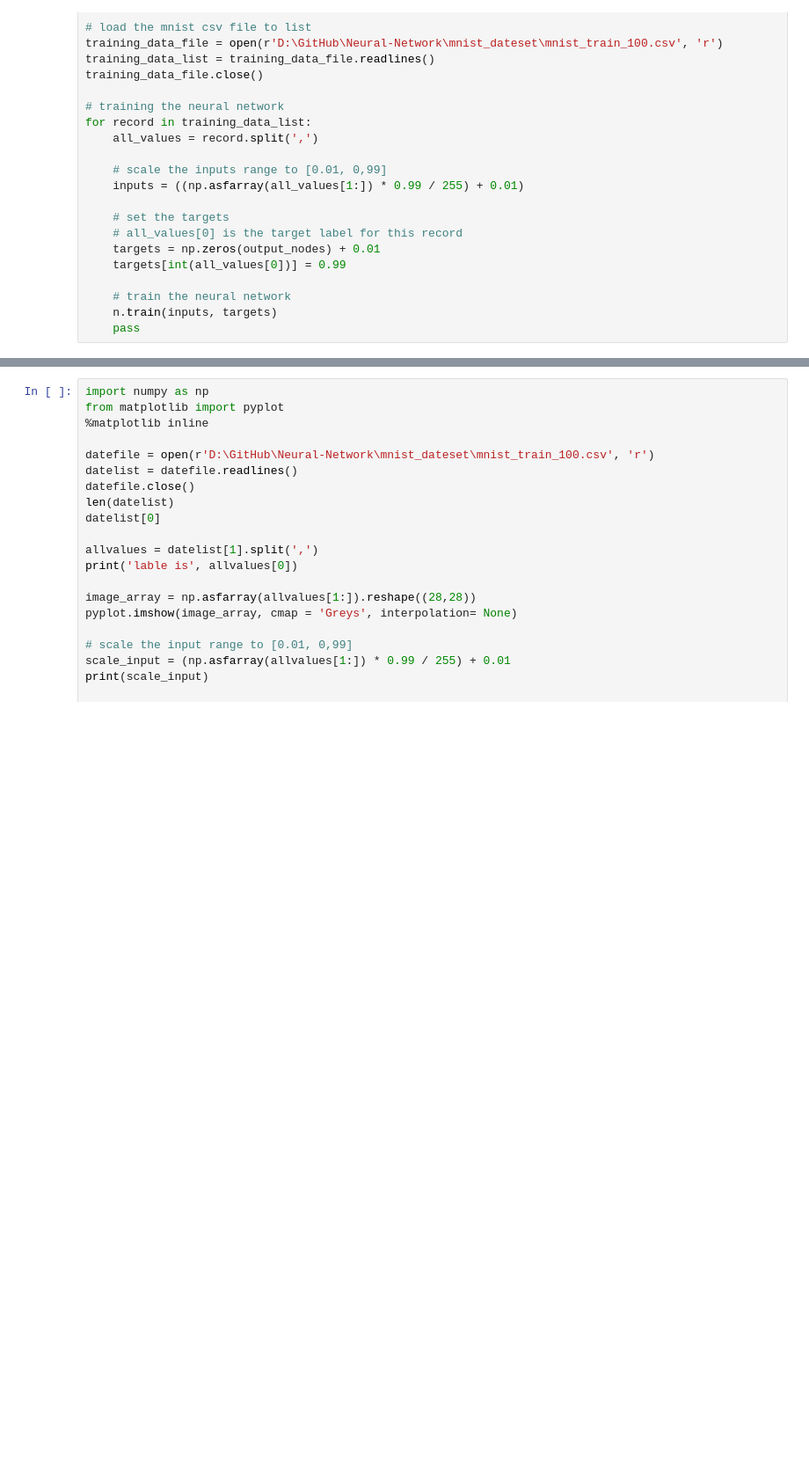
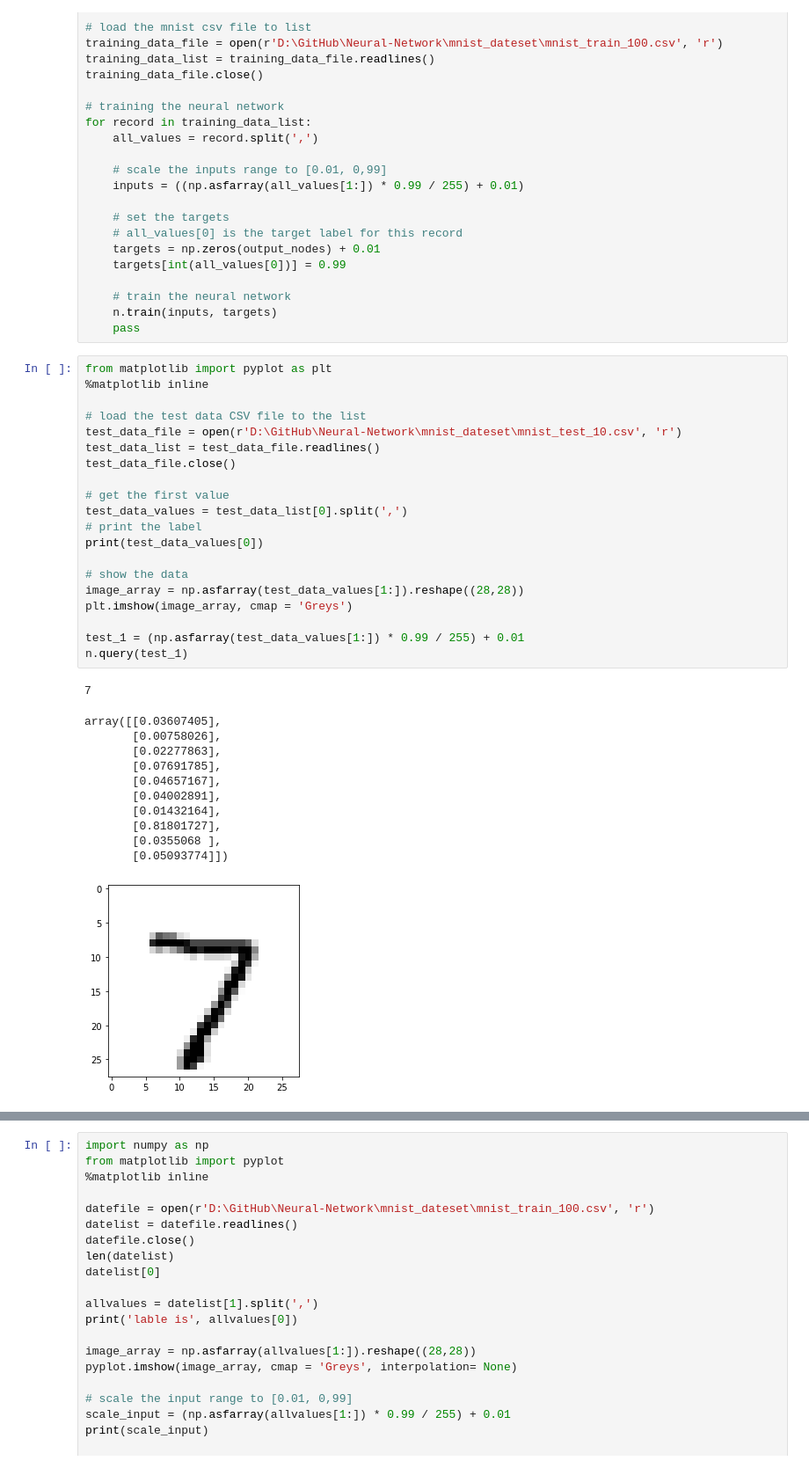
Before and after one commit to Cozyzheng/Neural-Network, a Jupyter notebook: NN.ipynb, the cells around one changed output, grey strips where cells are left out. Shown at 88% size. Cells and saved outputs as stored; diff of their text form; blank space fills up the shorter version.

```diff
--- a/NN.ipynb
+++ b/NN.ipynb
@@ -124,3 +121,36 @@ for record in training_data_list:
     # train the neural network
     n.train(inputs, targets)
     pass
+# %%
+from matplotlib import pyplot as plt
+%matplotlib inline
+
+# load the test data CSV file to the list
+test_data_file = open(r'D:\GitHub\Neural-Network\mnist_dateset\mnist_test_10.csv', 'r')
+test_data_list = test_data_file.readlines()
+test_data_file.close()
+
+# get the first value
+test_data_values = test_data_list[0].split(',')
+# print the label
+print(test_data_values[0])
+
+# show the data
+image_array = np.asfarray(test_data_values[1:]).reshape((28,28))
+plt.imshow(image_array, cmap = 'Greys')
+
+test_1 = (np.asfarray(test_data_values[1:]) * 0.99 / 255) + 0.01
+n.query(test_1)
+# %% [output]
+7
+array([[0.03607405],
+       [0.00758026],
+       [0.02277863],
+       [0.07691785],
+       [0.04657167],
+       [0.04002891],
+       [0.01432164],
+       [0.81801727],
+       [0.0355068 ],
+       [0.05093774]])
+[figure, added]
```
Also changed, not shown: parts of 4 cells of this notebook.
